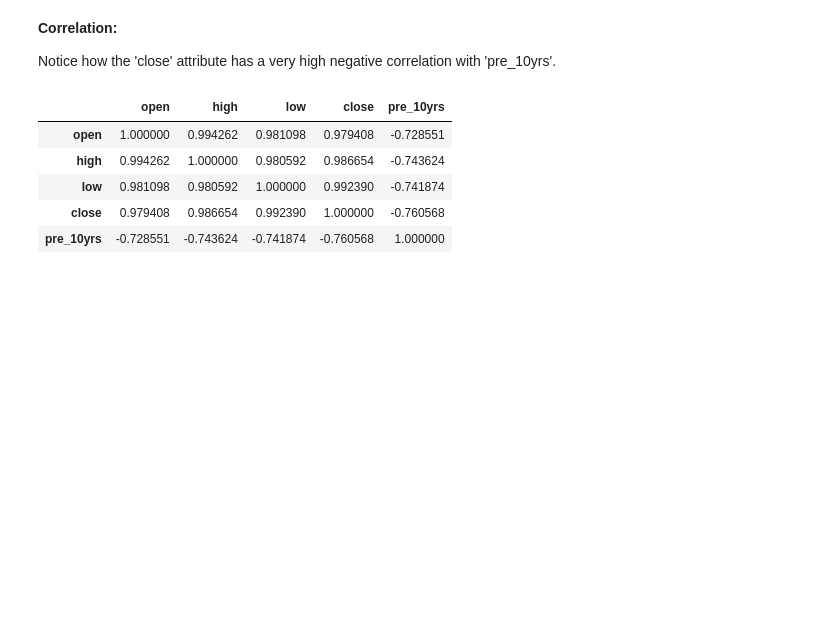
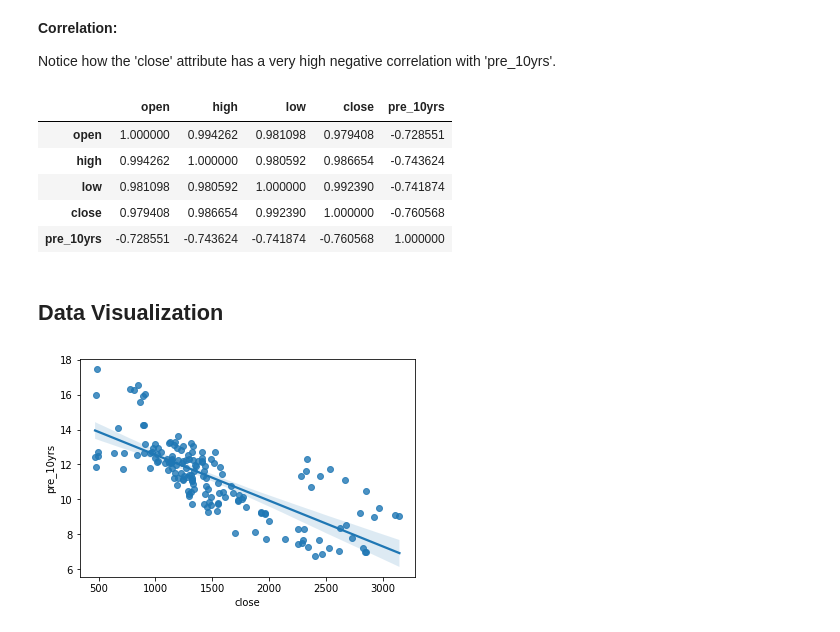
Before and after one commit to joaomj/stocks_eda_app, a Jupyter notebook: notebooks/stocks_eda.ipynb, the cells around one changed output. Saved outputs shown, nothing was run; the diff lists cells and outputs as text; code cells hidden in the pictures; blank space fills up the shorter version.

Commit message:
Data viz started

```diff
--- a/notebooks/stocks_eda.ipynb
+++ b/notebooks/stocks_eda.ipynb
@@ -152,3 +153,10 @@ df_cleaned.corr()
 | low | 0.981098 | 0.980592 | 1.000000 | 0.992390 | -0.741874 |
 | close | 0.979408 | 0.986654 | 0.992390 | 1.000000 | -0.760568 |
 | pre_10yrs | -0.728551 | -0.743624 | -0.741874 | -0.760568 | 1.000000 |
+# %% [markdown]
+## Data Visualization
+# %%
+# linear regression between 'close' and 'pre_10yrs'
+sns.regplot(x = 'close', y = 'pre_10yrs', data = df_cleaned);
+# %% [output]
+[figure, added]
```
Also changed, not shown: parts of 1 cell of this notebook.
